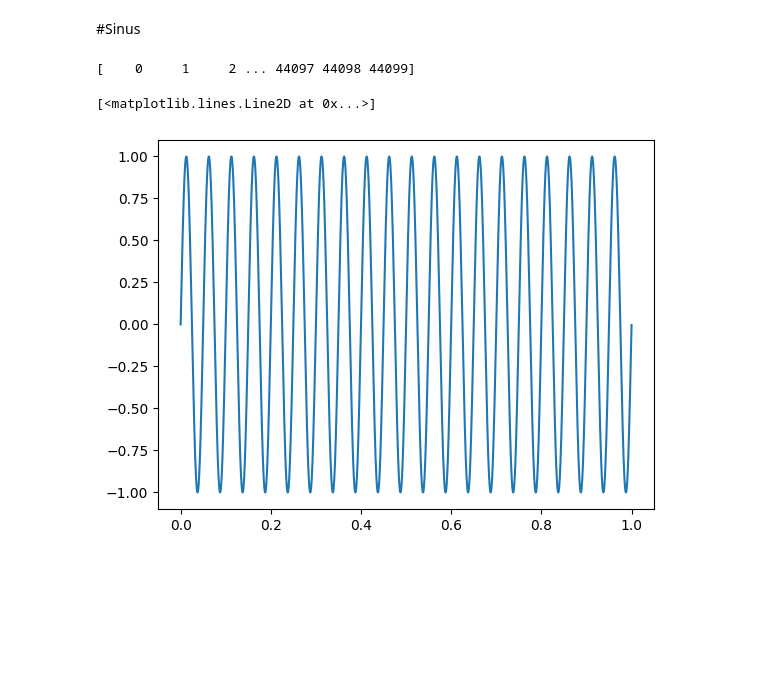
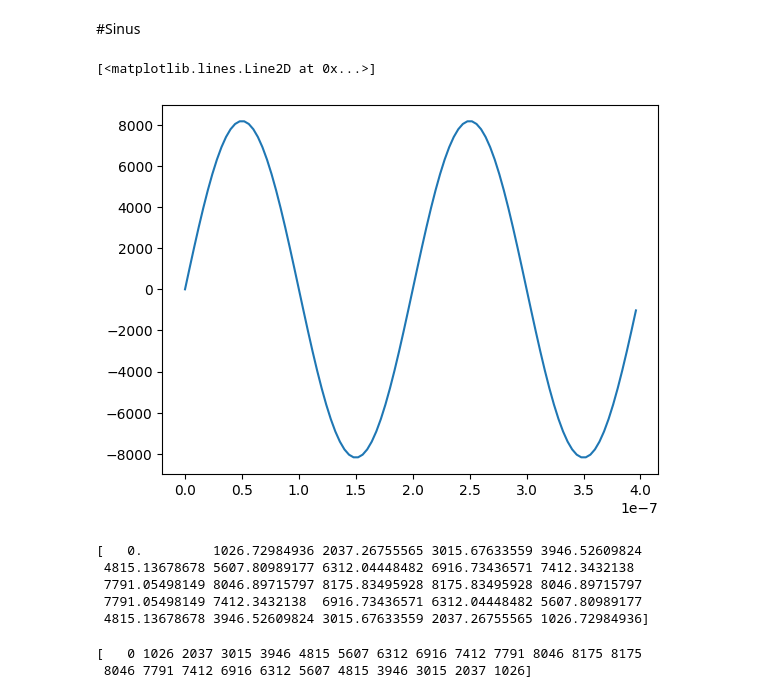
Before and after one commit to twsteen/Numpy, a Jupyter notebook: NumpyTest1.ipynb, the cells around one changed output. Saved outputs shown, nothing was run; the diff lists cells and outputs as text; code cells hidden in the pictures; blank space fills up the shorter version.

```diff
--- a/NumpyTest1.ipynb
+++ b/NumpyTest1.ipynb
@@ -27,16 +27,36 @@ print (arr)
 # %%
 import numpy as np
 import matplotlib.pyplot as plot
 
-fs = 44100
-t = 1
+frequency = 5_000_000
+fs = 250_000_000
 
-frequency = 20
-samples = np.arange(t*fs)/fs
+nrsamples = np.power(2,13)
+samplingtime = np.arange(nrsamples)*(1/fs)
 
-amplitude = np.sin(2*np.pi*frequency*samples)
-plot.plot(samples, amplitude)
+gain  = np.power(2,13)
+offset = 0
+phase = 0 #np.pi/1
+
+amplitude = gain * np.sin(2*np.pi*frequency*samplingtime + phase) + offset
+
+plotsamples = 100
+plot.plot(samplingtime[:plotsamples], amplitude[:plotsamples])
 # %% [output]
-[    0     1     2 ... 44097 44098 44099]
+[<matplotlib.lines.Line2D at 0x...>]
-[<matplotlib.lines.Line2D at 0x...>]
-[figure, old version]
+[figure, new version]
+# %%
+float64array = amplitude[:25]
+print(float64array)
+# %% [output]
+[   0.         1026.72984936 2037.26755565 3015.67633559 3946.52609824
+ 4815.13678678 5607.80989177 6312.04448482 6916.73436571 7412.3432138
+ 7791.05498149 8046.89715797 8175.83495928 8175.83495928 8046.89715797
+ 7791.05498149 7412.3432138  6916.73436571 6312.04448482 5607.80989177
+ 4815.13678678 3946.52609824 3015.67633559 2037.26755565 1026.72984936]
+# %%
+int64array = np.int64(float64array[:25])
+print(int64array)
+# %% [output]
+[   0 1026 2037 3015 3946 4815 5607 6312 6916 7412 7791 8046 8175 8175
+ 8046 7791 7412 6916 6312 5607 4815 3946 3015 2037 1026]
```
Also changed, not shown: parts of 5 cells of this notebook.
